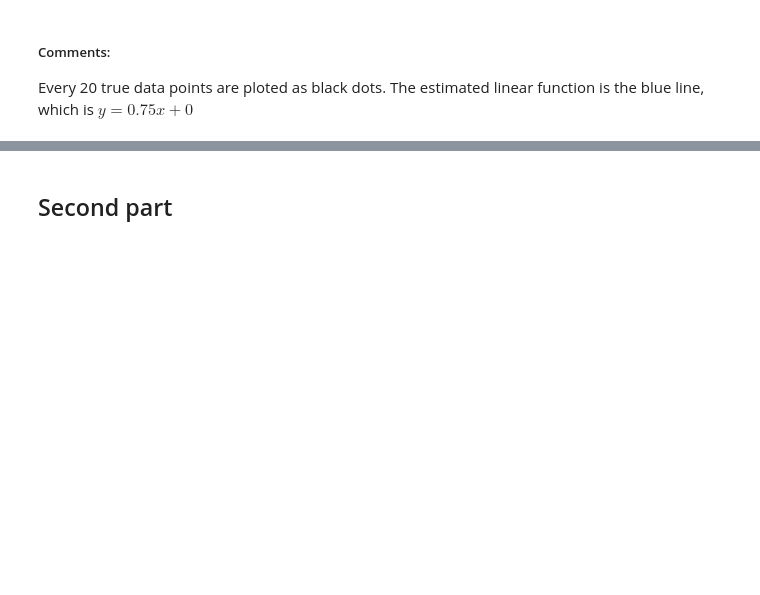
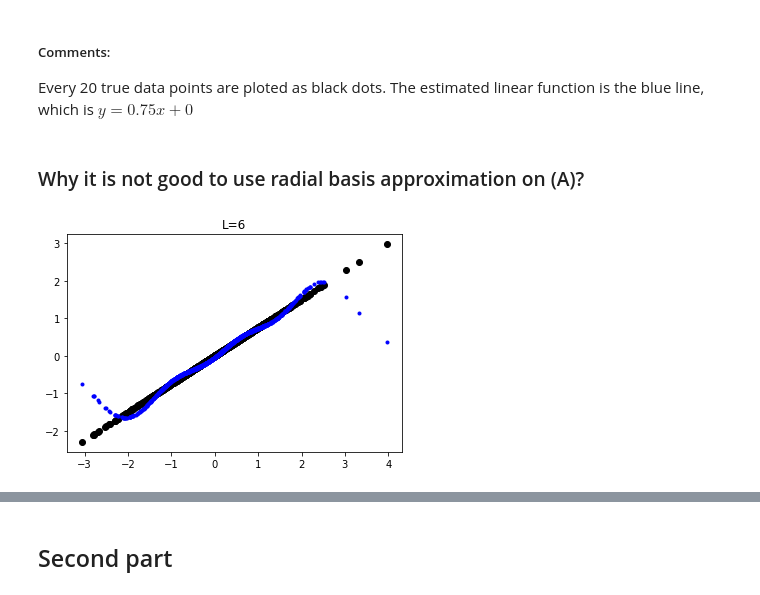
Before and after one commit to Linnore/MLCMS-Ex5-GroupK, a Jupyter notebook: task1.ipynb, the cells around one changed output, grey strips where cells are left out. Cells and saved outputs as stored; diff of their text form; code cells hidden in the pictures; blank space fills up the shorter version.

Commit message:
Task1_Finished

```diff
--- a/task1.ipynb
+++ b/task1.ipynb
@@ -30,3 +30,16 @@ plt.show()
 # %% [markdown]
 ##### Comments:
 Every 20 true data points are ploted as black dots. The estimated linear function is the blue line, which is $y = 0.75x + 0$
+# %% [markdown]
+### Why it is not good to use radial basis approximation on (A)?
+# %%
+L=6
+task1test = rbapx(A[:,0], A[:,1])
+task1test.fit(L=L)
+yhat = task1test.predict()
+plt.plot(A[:, 0], A[:, 1], "o", c="black")
+plt.plot(A[:, 0], yhat, ".", c="blue")
+plt.title("L=%d"%L)
+plt.show()
+# %% [output]
+[figure, added]
```
Also changed, not shown: parts of 5 cells of this notebook.
